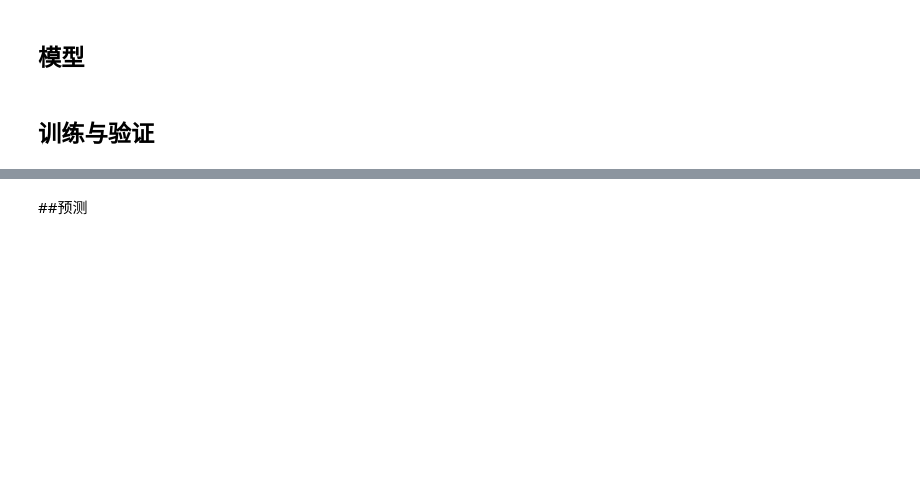
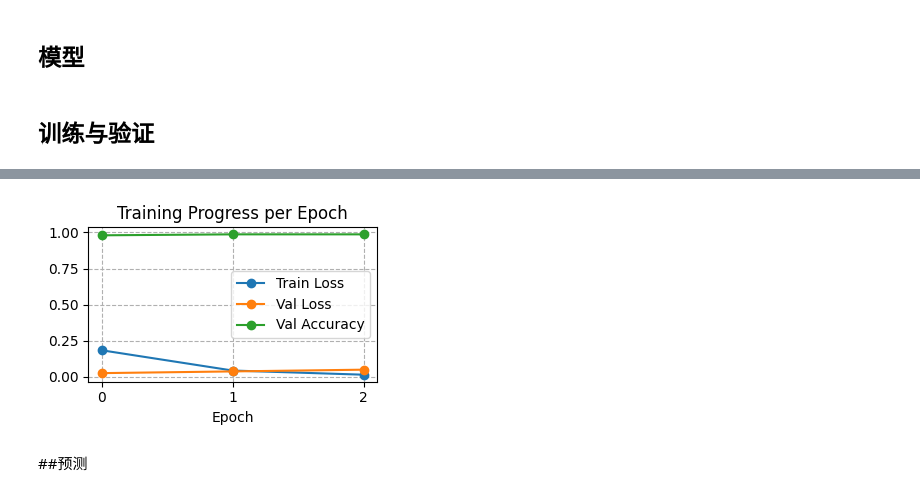
Before and after one commit to AlvinScrp/LLMs-from-scratch-CN, a Jupyter notebook: finetuning-for-classification.ipynb, the cells around one changed output, grey strips where cells are left out. Cells and saved outputs as stored; diff of their text form; code cells hidden in the pictures; blank space fills up the shorter version.

```diff
--- a/finetuning-for-classification.ipynb
+++ b/finetuning-for-classification.ipynb
@@ -347,6 +347,7 @@ class GPT2ClassificationModel(nn.Module):
     return logits
 
 def train(model, train_loader,val_loader, optimizer,loss_fn, lr_scheduler, device):
+    history = {"train_loss": [], "val_loss": [], "val_acc": []}
     model.train()
     for epoch in range(num_epochs):
         start_time = time.time()
@@ -366,8 +367,8 @@ def train(model, train_loader,val_loader, optimizer,loss_fn, lr_scheduler, devic
             lr_scheduler.step()
             optimizer.zero_grad()
             total_train_loss += loss.item()
-            elapsed = time.time() - start_time
-            progress_bar.set_postfix({"Elapsed": f"{elapsed:.2f}s"})
+            cost = time.time() - start_time
+            progress_bar.set_postfix({"Cost": f"{cost:.2f}s"})
 
         # 3. 评估循环
         model.eval()
@@ -394,13 +395,18 @@ def train(model, train_loader,val_loader, optimizer,loss_fn, lr_scheduler, devic
 
         avg_train_loss = total_train_loss / len(train_loader)
 
+        history["train_loss"].append(avg_train_loss)
+        history["val_loss"].append(avg_val_loss)
+        history["val_acc"].append(accuracy)
+
         # tqdm.write 不会破坏进度条的单行显示
         tqdm.write(
             f"Epoch {epoch+1}/{num_epochs}.                | "
             f"TrainLoss={avg_train_loss:.4f} | "
             f"ValLoss={avg_val_loss:.4f} | "
-            f"Acc={accuracy:.4f}"
-)
+            f"Acc={accuracy:.4f}")
+
+    return history
 
 from torch.optim import AdamW
 from transformers import get_scheduler
@@ -427,7 +433,7 @@ lr_scheduler = get_scheduler(
 )
 
 # 2. 训练循环
-train(
+history = train(
     model = model,
     train_loader=train_loader ,
     val_loader=val_loader,
@@ -446,2 +452,25 @@ Epoch 3/3.        | TrainLoss=0.0110 | ValLoss=0.0563 | Acc=0.9867
+# %%
+import matplotlib.pyplot as plt
+import numpy as np
+
+epochs = np.arange(len(history["train_loss"]))  # [0, 1, 2, ...]
+
+plt.figure(figsize=(3.5, 2.5))
+
+# 三条曲线
+plt.plot(epochs, history["train_loss"], label="Train Loss", marker="o", color="tab:blue")
+plt.plot(epochs, history["val_loss"], label="Val Loss", marker="o", color="tab:orange")
+plt.plot(epochs, history["val_acc"], label="Val Accuracy", marker="o", color="tab:green")
+
+# 图表美化
+plt.title("Training Progress per Epoch")
+plt.xlabel("Epoch")
+plt.xticks(epochs)  # x 轴从 0 开始为整数
+plt.grid(True, linestyle="--", alpha=1)
+plt.legend()
+plt.tight_layout()
+plt.show()
+# %% [output]
+[figure, added]
 # %% [markdown]
 ##预测
```
Also changed, not shown: parts of 1 cell of this notebook.
